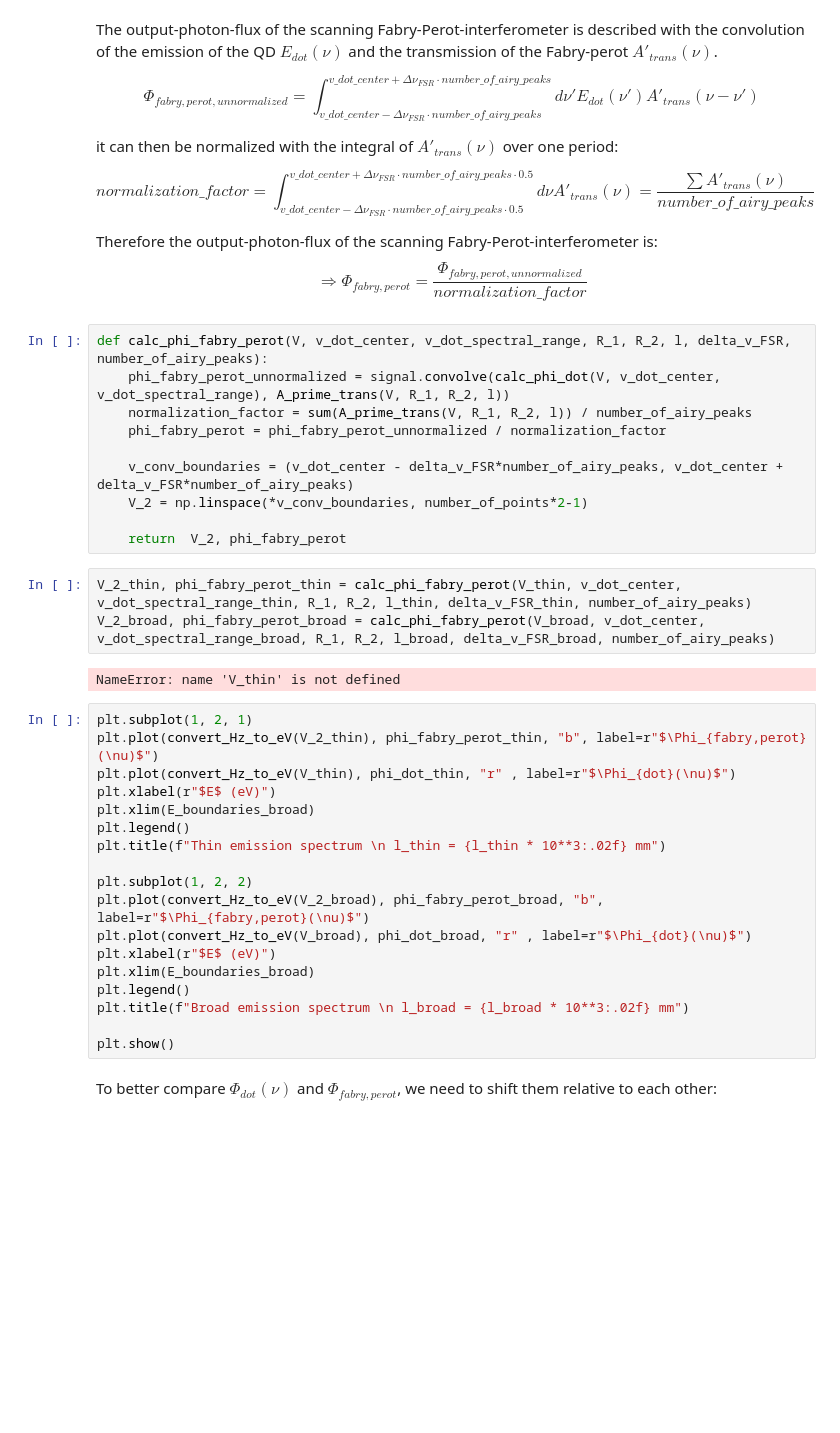
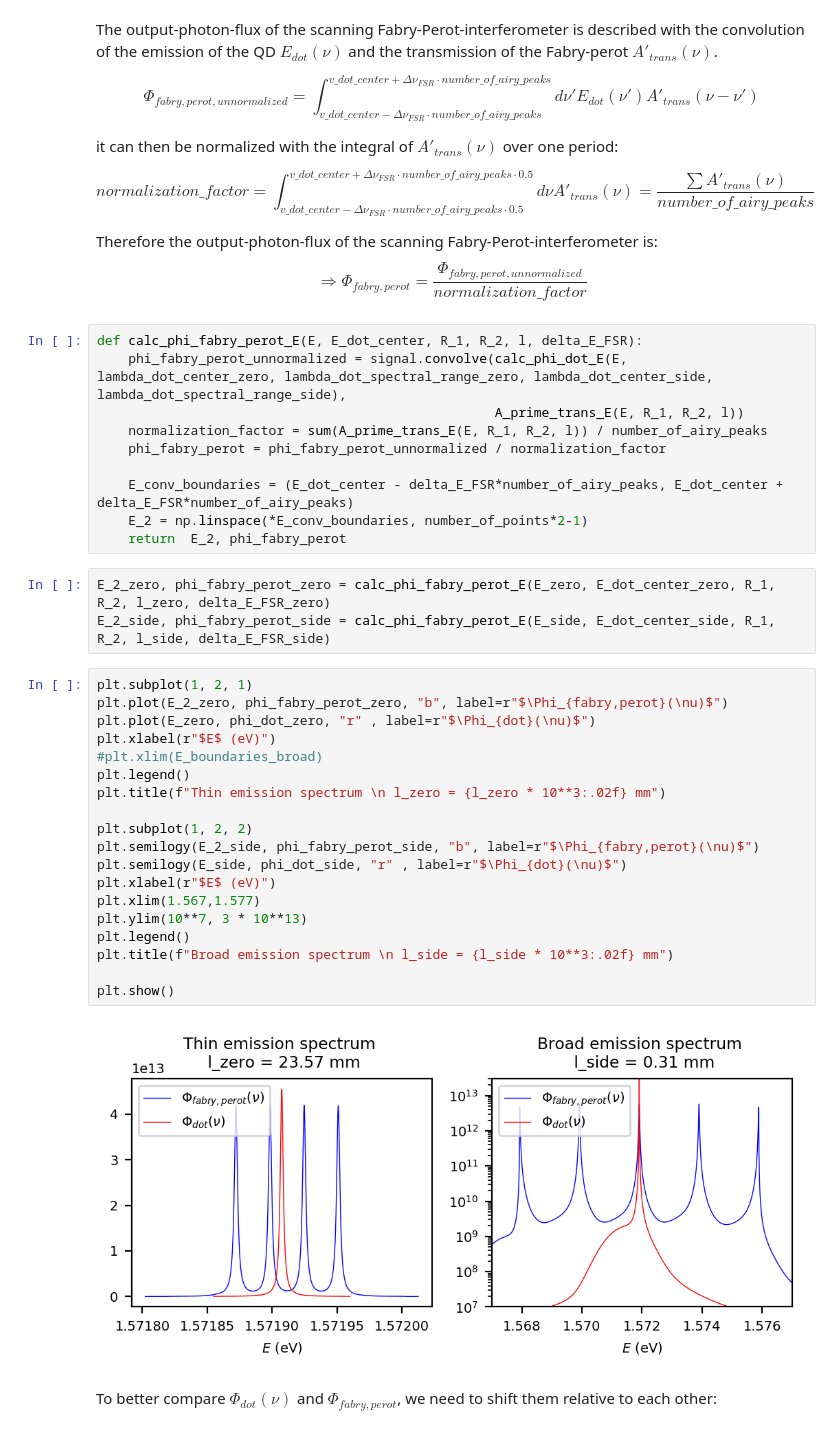
Before and after one commit to JKU-HFP/Sizing_Fabry_Perot_Interferometer, a Jupyter notebook: Sizing_Fabry_Perot_Interferometer.ipynb, the cells around one changed output. Cells and saved outputs as stored; diff of their text form; blank space fills up the shorter version.

```diff
--- a/Sizing_Fabry_Perot_Interferometer.ipynb
+++ b/Sizing_Fabry_Perot_Interferometer.ipynb
@@ -277,38 +279,39 @@ $$normalization\_factor = \int^{v\_dot\_center + \Delta \nu_{FSR} \cdot number\_
 Therefore the output-photon-flux of the scanning Fabry-Perot-interferometer is:
 $$\Rightarrow \Phi_{fabry,perot} = \frac{\Phi_{fabry,perot, unnormalized}}{normalization\_factor}$$
 # %%
-def calc_phi_fabry_perot(V, v_dot_center, v_dot_spectral_range, R_1, R_2, l, delta_v_FSR, number_of_airy_peaks):
-    phi_fabry_perot_unnormalized = signal.convolve(calc_phi_dot(V, v_dot_center, v_dot_spectral_range), A_prime_trans(V, R_1, R_2, l))
-    normalization_factor = sum(A_prime_trans(V, R_1, R_2, l)) / number_of_airy_peaks
+def calc_phi_fabry_perot_E(E, E_dot_center, R_1, R_2, l, delta_E_FSR):
+    phi_fabry_perot_unnormalized = signal.convolve(calc_phi_dot_E(E, lambda_dot_center_zero, lambda_dot_spectral_range_zero, lambda_dot_center_side, lambda_dot_spectral_range_side),
+                                                   A_prime_trans_E(E, R_1, R_2, l))
+    normalization_factor = sum(A_prime_trans_E(E, R_1, R_2, l)) / number_of_airy_peaks
     phi_fabry_perot = phi_fabry_perot_unnormalized / normalization_factor
 
-    v_conv_boundaries = (v_dot_center - delta_v_FSR*number_of_airy_peaks, v_dot_center + delta_v_FSR*number_of_airy_peaks)
-    V_2 = np.linspace(*v_conv_boundaries, number_of_points*2-1)
-
-    return  V_2, phi_fabry_perot
+    E_conv_boundaries = (E_dot_center - delta_E_FSR*number_of_airy_peaks, E_dot_center + delta_E_FSR*number_of_airy_peaks)
+    E_2 = np.linspace(*E_conv_boundaries, number_of_points*2-1)
+    return  E_2, phi_fabry_perot
-# %%
-V_2_thin, phi_fabry_perot_thin = calc_phi_fabry_perot(V_thin, v_dot_center, v_dot_spectral_range_thin, R_1, R_2, l_thin, delta_v_FSR_thin, number_of_airy_peaks)
-V_2_broad, phi_fabry_perot_broad = calc_phi_fabry_perot(V_broad, v_dot_center, v_dot_spectral_range_broad, R_1, R_2, l_broad, delta_v_FSR_broad, number_of_airy_peaks)
-# %% [output]
-NameError: name 'V_thin' is not defined
+# %%
+E_2_zero, phi_fabry_perot_zero = calc_phi_fabry_perot_E(E_zero, E_dot_center_zero, R_1, R_2, l_zero, delta_E_FSR_zero)
+E_2_side, phi_fabry_perot_side = calc_phi_fabry_perot_E(E_side, E_dot_center_side, R_1, R_2, l_side, delta_E_FSR_side)
 # %%
 plt.subplot(1, 2, 1)
-plt.plot(convert_Hz_to_eV(V_2_thin), phi_fabry_perot_thin, "b", label=r"$\Phi_{fabry,perot}(\nu)$")
-plt.plot(convert_Hz_to_eV(V_thin), phi_dot_thin, "r" , label=r"$\Phi_{dot}(\nu)$")
+plt.plot(E_2_zero, phi_fabry_perot_zero, "b", label=r"$\Phi_{fabry,perot}(\nu)$")
+plt.plot(E_zero, phi_dot_zero, "r" , label=r"$\Phi_{dot}(\nu)$")
 plt.xlabel(r"$E$ (eV)")
-plt.xlim(E_boundaries_broad)
+#plt.xlim(E_boundaries_broad)
 plt.legend()
-plt.title(f"Thin emission spectrum \n l_thin = {l_thin * 10**3:.02f} mm")
+plt.title(f"Thin emission spectrum \n l_zero = {l_zero * 10**3:.02f} mm")
 
 plt.subplot(1, 2, 2)
-plt.plot(convert_Hz_to_eV(V_2_broad), phi_fabry_perot_broad, "b", label=r"$\Phi_{fabry,perot}(\nu)$")
-plt.plot(convert_Hz_to_eV(V_broad), phi_dot_broad, "r" , label=r"$\Phi_{dot}(\nu)$")
+plt.semilogy(E_2_side, phi_fabry_perot_side, "b", label=r"$\Phi_{fabry,perot}(\nu)$")
+plt.semilogy(E_side, phi_dot_side, "r" , label=r"$\Phi_{dot}(\nu)$")
 plt.xlabel(r"$E$ (eV)")
-plt.xlim(E_boundaries_broad)
+plt.xlim(1.567,1.577)
+plt.ylim(10**7, 3 * 10**13)
 plt.legend()
-plt.title(f"Broad emission spectrum \n l_broad = {l_broad * 10**3:.02f} mm")
+plt.title(f"Broad emission spectrum \n l_side = {l_side * 10**3:.02f} mm")
 
 plt.show()
+# %% [output]
+[figure, added]
 # %% [markdown]
 To better compare $\Phi_{dot}(\nu)$ and $\Phi_{fabry,perot}$, we need to shift them relative to each other:
 # %%
```
Also changed, not shown: parts of 8 cells of this notebook.
